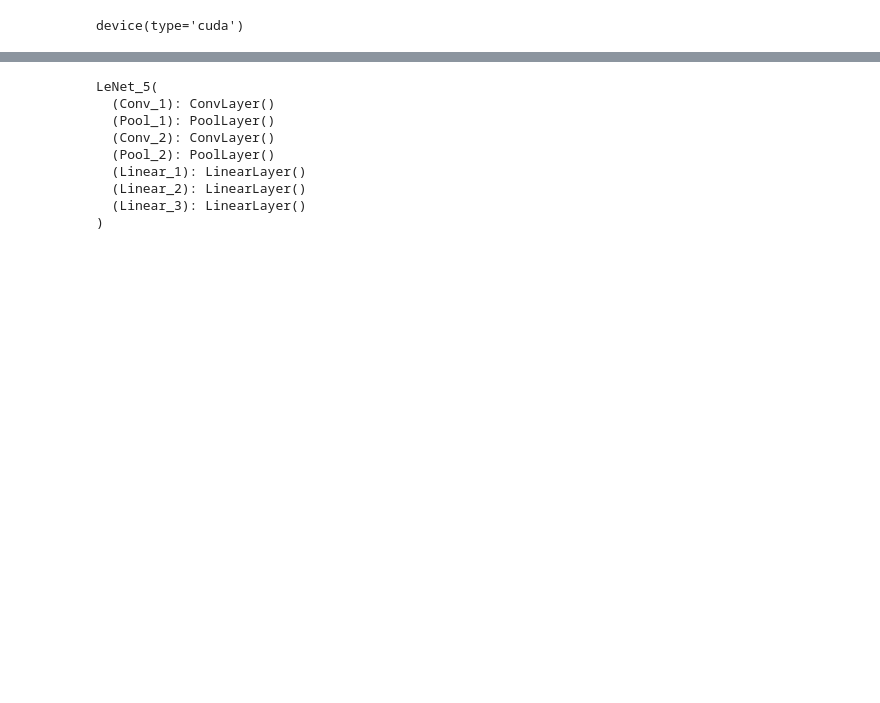
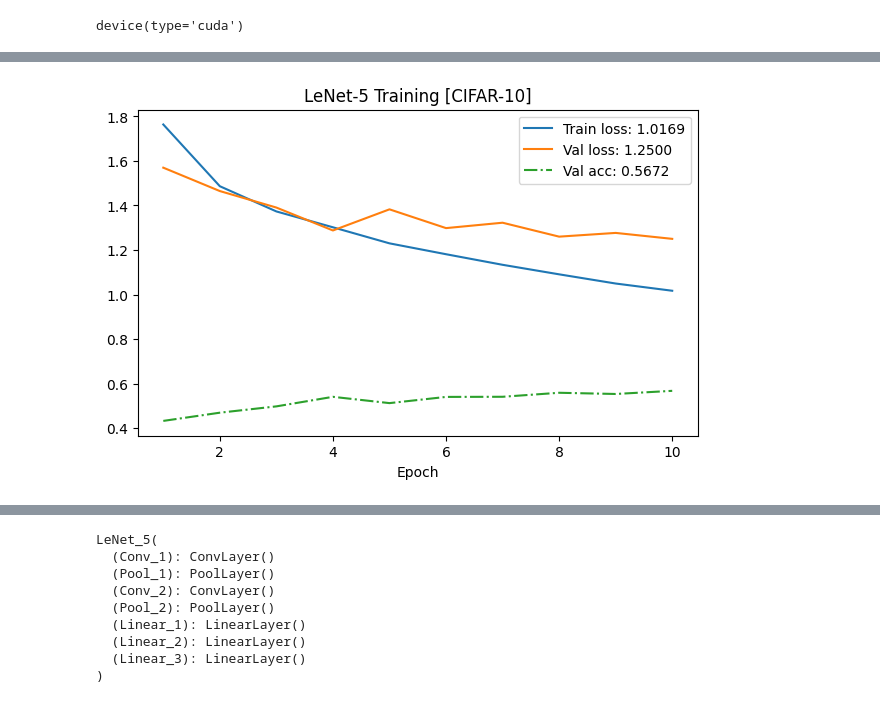
Before and after one commit to M4rselo/lenet5-from-scratch-analysis, a Jupyter notebook: cnn_scratch.ipynb, the cells around one changed output, grey strips where cells are left out. Cells and saved outputs as stored; diff of their text form; code cells hidden in the pictures; blank space fills up the shorter version.

Commit message:
cnn scratch update
finished most of the project (blueprint), saved models and finished polishing the first section

```diff
--- a/cnn_scratch.ipynb
+++ b/cnn_scratch.ipynb
@@ -324,4 +410,0 @@ LeNet_5(
-# %%
-trainer = Trainer(num_epochs=15, batch_size=128)
-trainer.plotter_init("LeNet-5 Training [CIFAR-10]")
-trainer.fit(model_1, train_data, val_data)
@@ -350,4 +410,0 @@ LeNet_API(
-# %%
-trainer = Trainer(num_epochs=10, batch_size=128)
-trainer.plotter_init("LeNet-5 Training")
-trainer.fit(model_api, train_data, val_data)
@@ -383,0 +411,3 @@ Mean: tensor([0.0008])  Std: tensor([0.9389])
+# %%
+model_cifar1 = LeNet_5(lr=0.1, device=device, in_channels=3, p_type='avg')
+model_cifar1.to('cuda')
@@ -383,0 +424,6 @@ Mean: tensor([0.0008])  Std: tensor([0.9389])
+# %%
+trainer_cifar1 = Trainer(num_epochs=10, batch_size=128)
+trainer_cifar1.plotter_init("LeNet-5 Training [CIFAR-10]")
+trainer_cifar1.fit(model_cifar1, train_data, val_data)
+# %% [output]
+[figure, added]
```
Also changed, not shown: parts of 79 cells of this notebook, 4 other files.
